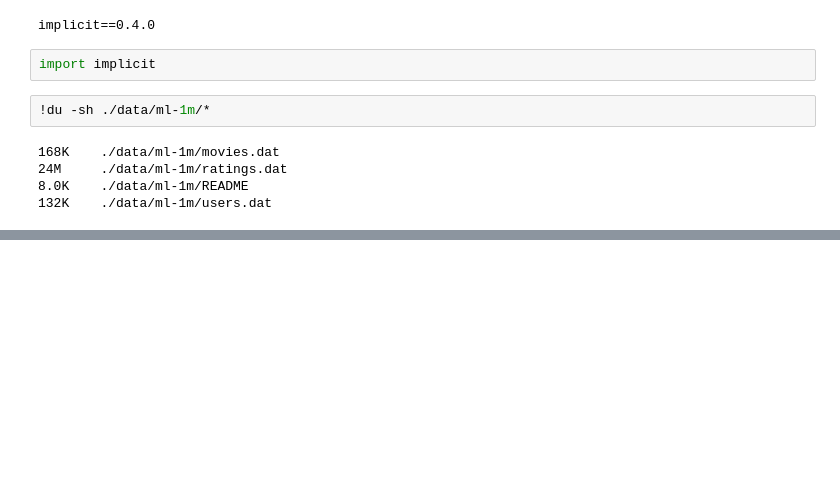
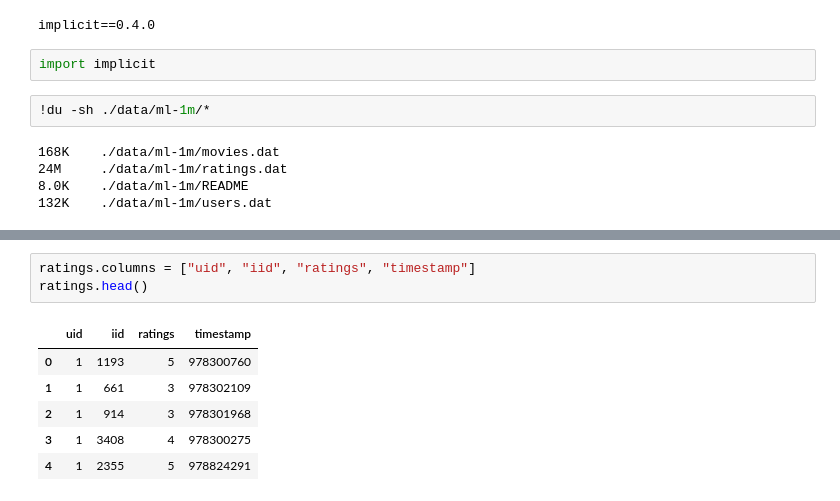
Before and after one commit to pko89403/Recommender, a Jupyter notebook: implicit.ipynb, the cells around one changed output, grey strips where cells are left out. Cells and saved outputs as stored; diff of their text form; blank space fills up the shorter version.

```diff
--- a/implicit.ipynb
+++ b/implicit.ipynb
@@ -81,0 +130,10 @@ import implicit
+# %%
+ratings.columns = ["uid", "iid", "ratings", "timestamp"]
+ratings.head()
+# %% [output]
+|  | uid | iid | ratings | timestamp |
+| 0 | 1 | 1193 | 5 | 978300760 |
+| 1 | 1 | 661 | 3 | 978302109 |
+| 2 | 1 | 914 | 3 | 978301968 |
+| 3 | 1 | 3408 | 4 | 978300275 |
+| 4 | 1 | 2355 | 5 | 978824291 |
```
Also changed, not shown: parts of 22 cells of this notebook.
